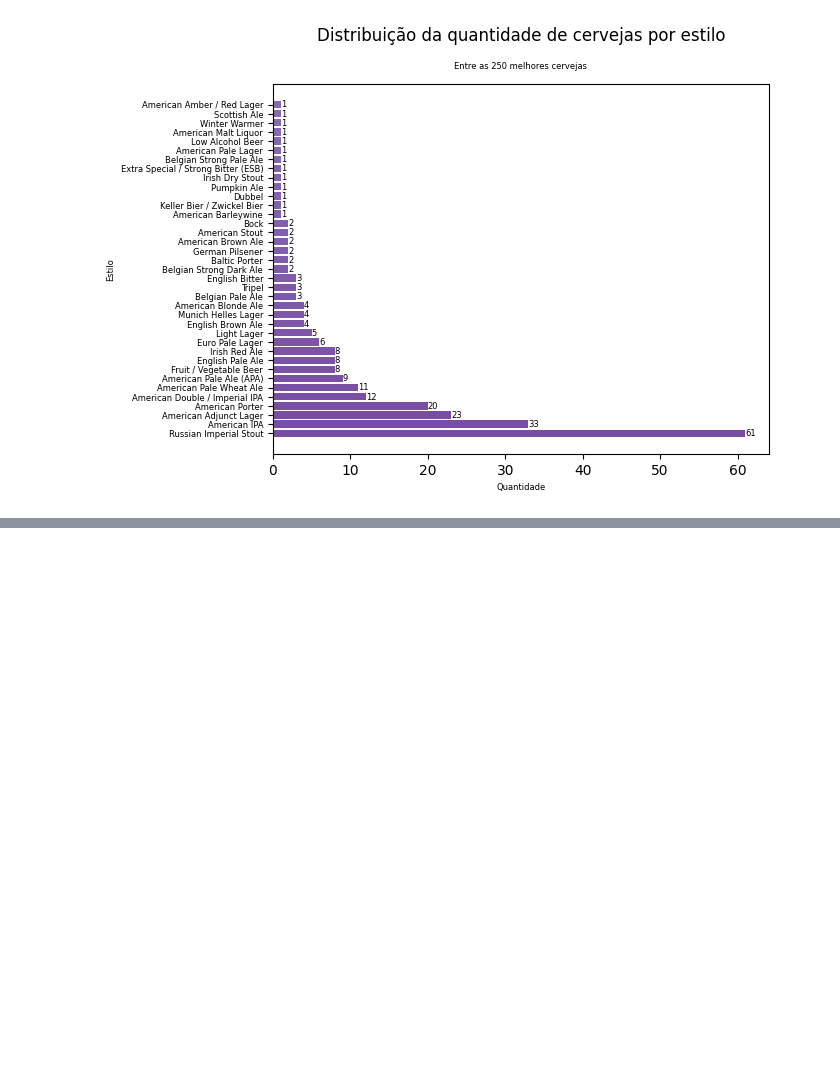
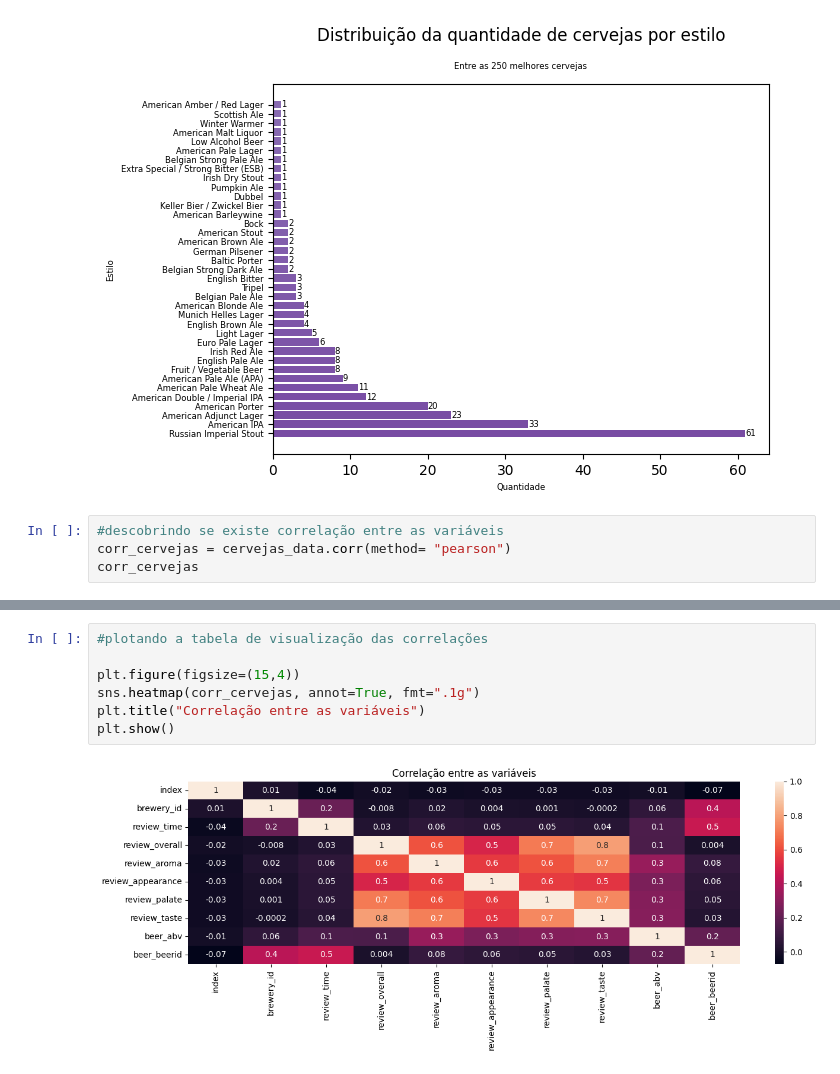
Before and after one commit to CarolineMNves/Beer-Reviews, a Jupyter notebook: coleta_e_análise_explanatória_inical_dos dados.ipynb, the cells around one changed output, grey strips where cells are left out. Drawn from its saved outputs; the diff is of its cells as text; blank space fills up the shorter version.

```diff
--- a/coleta_e_análise_explanatória_inical_dos dados.ipynb
+++ b/coleta_e_análise_explanatória_inical_dos dados.ipynb
@@ -304,3 +337,7 @@ for i, v in enumerate(quantidade):
 plt.show()
 # %% [output]
 [figure]
+# %%
+#descobrindo se existe correlação entre as variáveis
+corr_cervejas = cervejas_data.corr(method= "pearson")
+corr_cervejas
@@ -306,0 +356,9 @@ plt.show()
+# %%
+#plotando a tabela de visualização das correlações
+
+plt.figure(figsize=(15,4))
+sns.heatmap(corr_cervejas, annot=True, fmt=".1g")
+plt.title("Correlação entre as variáveis")
+plt.show()
+# %% [output]
+[figure, added]
```
Also changed, not shown: parts of 5 cells of this notebook.
